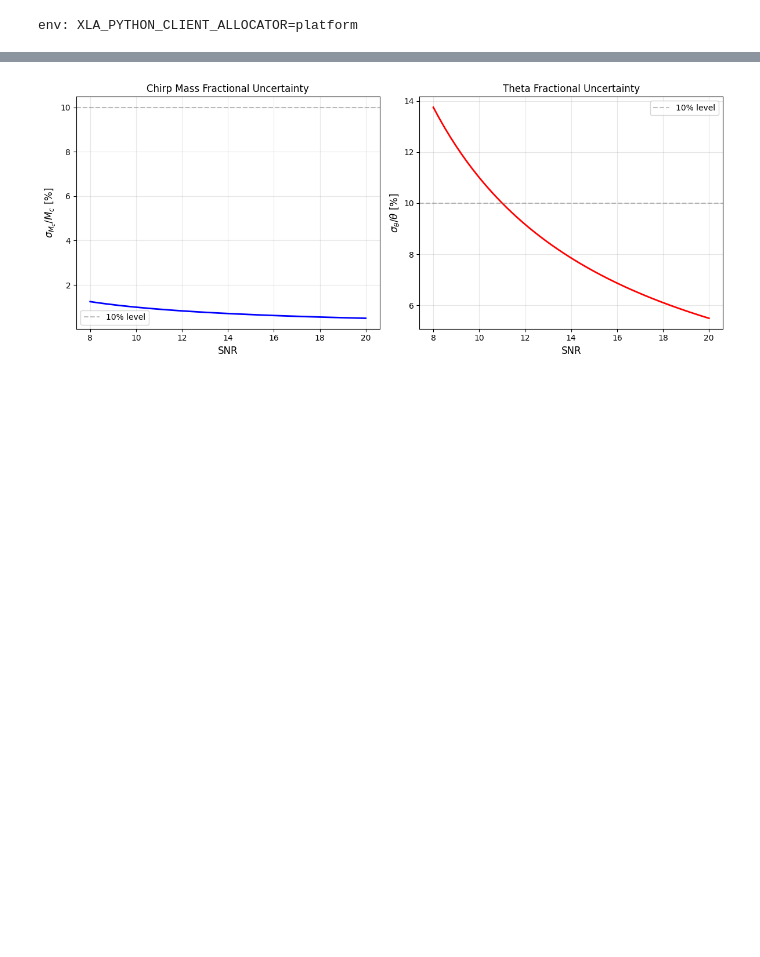
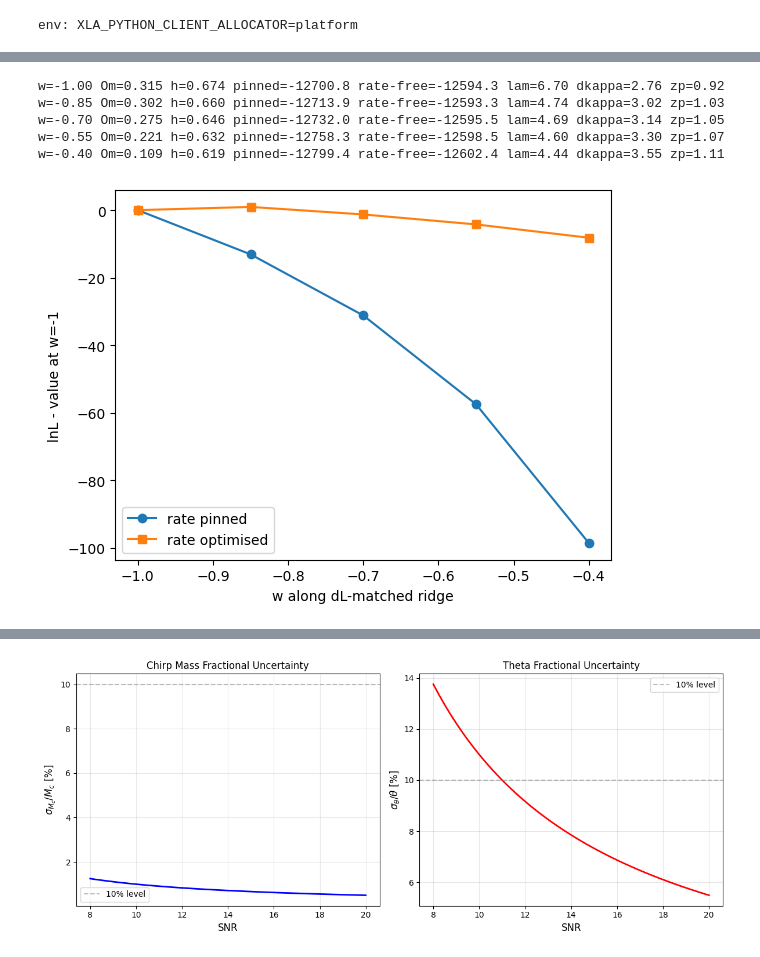
Before and after one commit to abby-moran/GW_pop_cosmo_inference, a Jupyter notebook: scripts/sandbox.ipynb, the cells around one changed output, grey strips where cells are left out. Saved outputs shown, nothing was run; the diff lists cells and outputs as text; code cells hidden in the pictures; blank space fills up the shorter version.

```diff
--- a/scripts/sandbox.ipynb
+++ b/scripts/sandbox.ipynb
@@ -35,0 +209,8 @@ env: XLA_PYTHON_CLIENT_ALLOCATOR=platform
+# %%
+d_truth = show(truth, "truth")
+d_rec = show(rec, "best posterior sample")
+
+print("\nDELTAS:")
+for k in d_truth:
+    if k in d_rec:
+        print(f"{k:20s} {d_rec[k] - d_truth[k]:16.4f}")
@@ -35,0 +328,12 @@ env: XLA_PYTHON_CLIENT_ALLOCATOR=platform
+# %%
+import gc, json
+ws  = np.linspace(-1.2, -0.4, 5)
+Oms = np.linspace(0.10, 0.40, 5)
+res = {}
+for i, w in enumerate(ws):
+    for j, Om in enumerate(Oms):
+        h = h_match(Om, w)
+        res[f"{i},{j}"] = (w, Om, h, lnL(params_at(w, Om, h)), lnL(params_at(w, Om, 0.674)))
+        print(i, j, f"h={h:.3f}", f"RSS {proc.memory_info().rss/1e9:.2f} GB", flush=True)
+        json.dump(res, open("surface_partial.json", "w"))
+    jax.clear_caches(); gc.collect()
@@ -35,0 +414,46 @@ env: XLA_PYTHON_CLIENT_ALLOCATOR=platform
+# %%
+from scipy.optimize import minimize
+
+# joint (h, Om) that best preserves truth's z(dL), for a given w
+def hom_match(w):
+    def cost(x):
+        h, Om = x
+        if not (0.3 < h < 1.1 and 0.03 < Om < 0.7):
+            return 1e3
+        z_at = np.interp(dL_true, dL_of(h, Om, w), zg)
+        return np.sum((np.log1p(z_at) - np.log1p(zg))[selz] ** 2)
+    return minimize(cost, [0.674, 0.3], method="Nelder-Mead").x
+truth['dkappa']=1.87
+RATE = ["lam", "dkappa", "zp"]
+rb = [(-1.3, 6.7), (1.0, 6.9), (0.0, 3.9)]
+x = np.array([float(truth[k]) for k in RATE])
+
+def neg_lnL_rate(xr, base):
+    p = {**base, **{k: jnp.asarray(v) for k, v in zip(RATE, xr)}}
+    return -lnL(p)
+
+rows = []
+for w in np.linspace(-1.0, -0.4, 5):
+    h, Om = hom_match(w)
+    base = params_at(w, Om, h)
+    pinned = lnL(base)
+    r = minimize(neg_lnL_rate, x, args=(base,), method="Nelder-Mead",
+                 bounds=rb, options=dict(maxfev=60, xatol=1e-2, fatol=1e-2))
+    x = r.x                                   # warm start next point
+    rows.append((w, Om, h, pinned, -r.fun, *r.x))
+    print(f"w={w:.2f} Om={Om:.3f} h={h:.3f} pinned={pinned:.1f} "
+          f"rate-free={-r.fun:.1f} lam={r.x[0]:.2f} dkappa={r.x[1]:.2f} zp={r.x[2]:.2f}",
+          flush=True)
+
+rows = np.array(rows)
+plt.plot(rows[:, 0], rows[:, 3] - rows[0, 3], "o-", label="rate pinned")
+plt.plot(rows[:, 0], rows[:, 4] - rows[0, 4], "s-", label="rate optimised")
+plt.xlabel("w along dL-matched ridge"); plt.ylabel("lnL - value at w=-1")
+plt.legend(); plt.show()
+# %% [output]
+w=-1.00 Om=0.315 h=0.674 pinned=-12700.8 rate-free=-12594.3 lam=6.70 dkappa=2.76 zp=0.92
+w=-0.85 Om=0.302 h=0.660 pinned=-12713.9 rate-free=-12593.3 lam=4.74 dkappa=3.02 zp=1.03
+w=-0.70 Om=0.275 h=0.646 pinned=-12732.0 rate-free=-12595.5 lam=4.69 dkappa=3.14 zp=1.05
+w=-0.55 Om=0.221 h=0.632 pinned=-12758.3 rate-free=-12598.5 lam=4.60 dkappa=3.30 zp=1.07
+w=-0.40 Om=0.109 h=0.619 pinned=-12799.4 rate-free=-12602.4 lam=4.44 dkappa=3.55 zp=1.11
+[figure, added]
```
Also changed, not shown: parts of 36 cells of this notebook, 14 other files.
